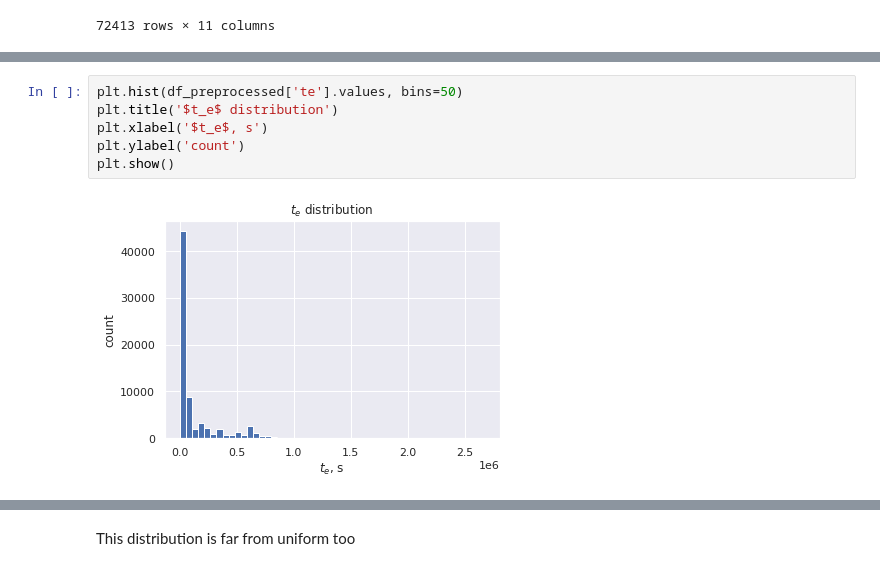
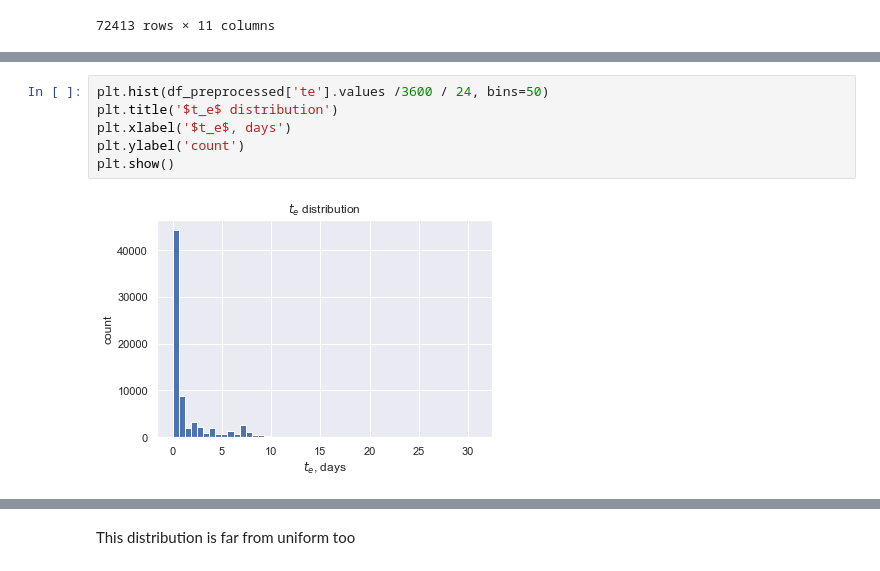
Before and after one commit to lemikhovalex/rl4pm, a Jupyter notebook: 00_visualization.ipynb, the cells around one changed output, grey strips where cells are left out. Cells and saved outputs as stored; diff of their text form.

```diff
--- a/00_visualization.ipynb
+++ b/00_visualization.ipynb
@@ -243,11 +251,11 @@ for _tid in set(df_preprocessed['trace_id'].values):
 # %%
-plt.hist(df_preprocessed['te'].values, bins=50)
+plt.hist(df_preprocessed['te'].values /3600 / 24, bins=50)
 plt.title('$t_e$ distribution')
-plt.xlabel('$t_e$, s')
+plt.xlabel('$t_e$, days')
 plt.ylabel('count')
 plt.show()
 # %% [output]
-[figure, old version]
+[figure, new version]
 # %%
 low_bond = 24 *  60 * 60
 plt.hist(df_preprocessed[df_preprocessed['te'] > low_bond]['te'].values, bins=50)
```
Also changed, not shown: parts of 17 cells of this notebook, 1 other file.
